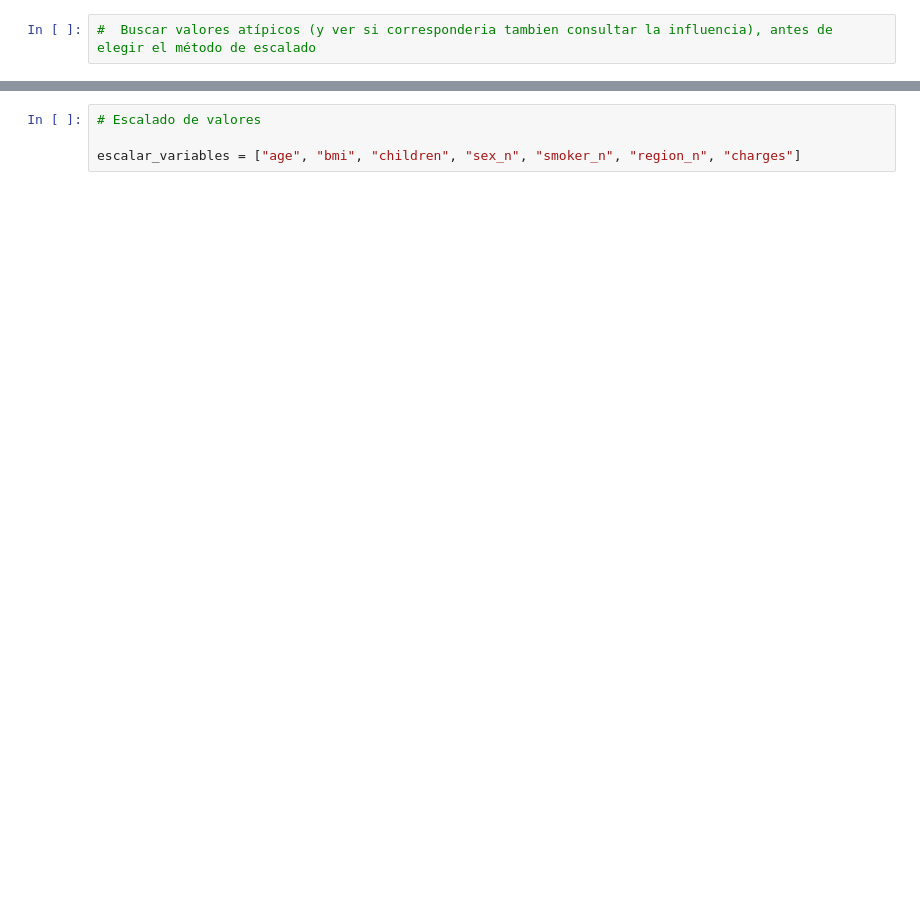
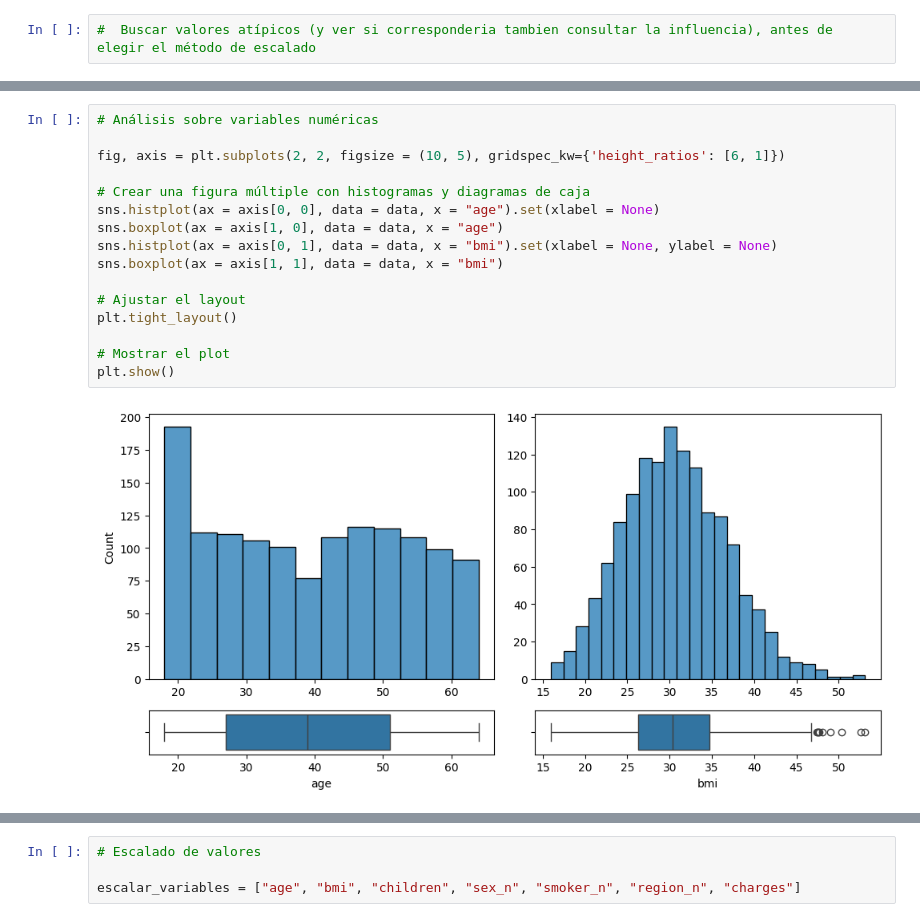
Before and after one commit to RmVa23/linear-regression, a Jupyter notebook: src/explore.ipynb, the cells around one changed output, grey strips where cells are left out. Saved outputs shown, nothing was run; the diff lists cells and outputs as text; blank space fills up the shorter version.

```diff
--- a/src/explore.ipynb
+++ b/src/explore.ipynb
@@ -144,0 +167,18 @@ data.head()
+# %%
+# Análisis sobre variables numéricas
+
+fig, axis = plt.subplots(2, 2, figsize = (10, 5), gridspec_kw={'height_ratios': [6, 1]})
+
+# Crear una figura múltiple con histogramas y diagramas de caja
+sns.histplot(ax = axis[0, 0], data = data, x = "age").set(xlabel = None)
+sns.boxplot(ax = axis[1, 0], data = data, x = "age")
+sns.histplot(ax = axis[0, 1], data = data, x = "bmi").set(xlabel = None, ylabel = None)
+sns.boxplot(ax = axis[1, 1], data = data, x = "bmi")
+
+# Ajustar el layout
+plt.tight_layout()
+
+# Mostrar el plot
+plt.show()
+# %% [output]
+[figure, added]
```
Also changed, not shown: parts of 12 cells of this notebook.
